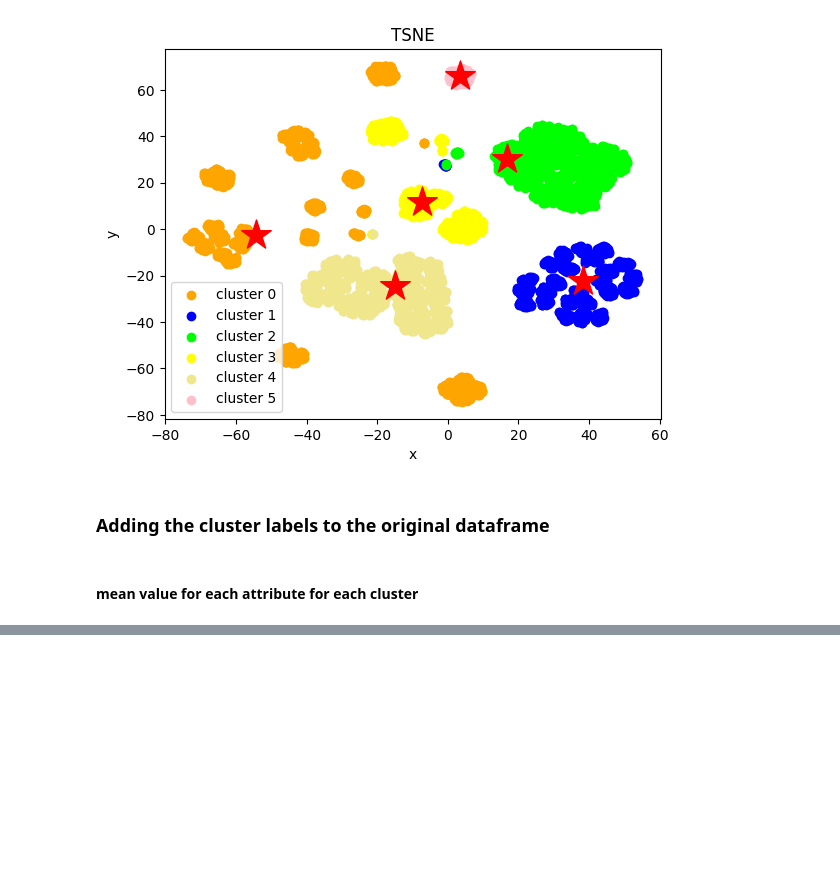
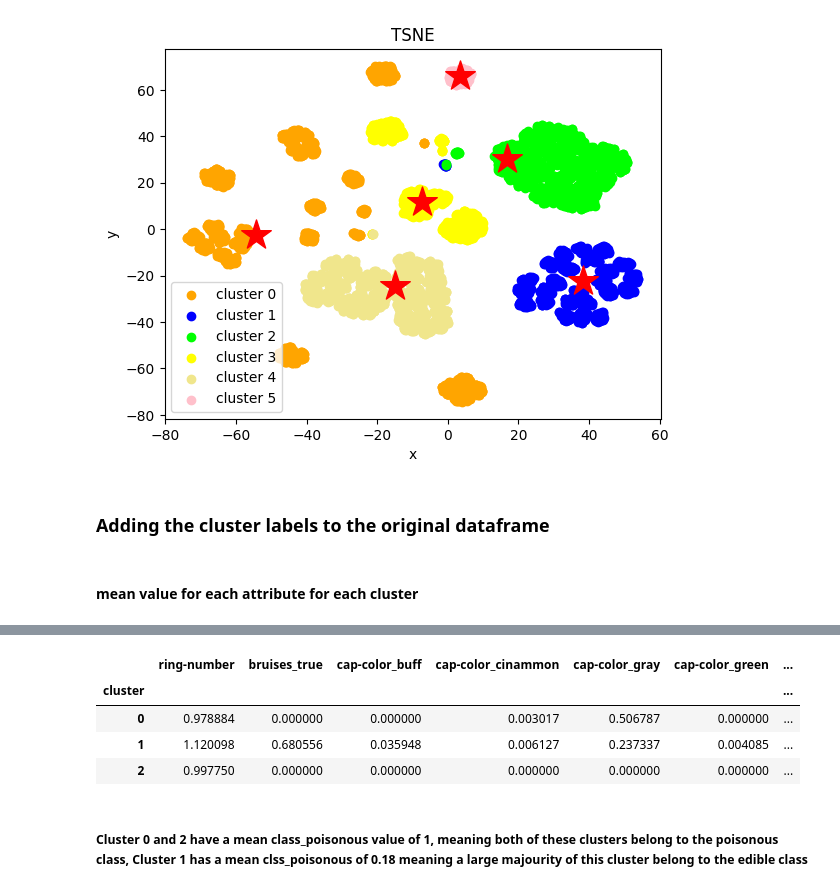
Before and after one commit to Ben-Christie/cs4168-data-mining-project, a Jupyter notebook: Clustering.ipynb, the cells around one changed output, grey strips where cells are left out. Saved outputs shown, nothing was run; the diff lists cells and outputs as text; code cells hidden in the pictures; blank space fills up the shorter version.

```diff
--- a/Clustering.ipynb
+++ b/Clustering.ipynb
@@ -178,0 +215,12 @@ df_cluster.head()
+# %%
+pd.set_option('display.max_columns', None)
+df_cluster = df.groupby('cluster').mean()
+df_cluster.head()
+# %% [output]
+|  | ring-number | bruises_true | cap-color_buff | cap-color_cinammon | cap-color_gray | cap-color_green | ... |
+| cluster |  |  |  |  |  |  | ... |
+| 0 | 0.978884 | 0.000000 | 0.000000 | 0.003017 | 0.506787 | 0.000000 | ... |
+| 1 | 1.120098 | 0.680556 | 0.035948 | 0.006127 | 0.237337 | 0.004085 | ... |
+| 2 | 0.997750 | 0.000000 | 0.000000 | 0.000000 | 0.000000 | 0.000000 | ... |
+# %% [markdown]
+##### Cluster 0 and 2 have a mean class_poisonous value of 1, meaning both of these clusters belong to the poisonous class, Cluster 1 has a mean clss_poisonous of 0.18 meaning a large majourity of this cluster belong to the edible class
```
Also changed, not shown: parts of 15 cells of this notebook.
